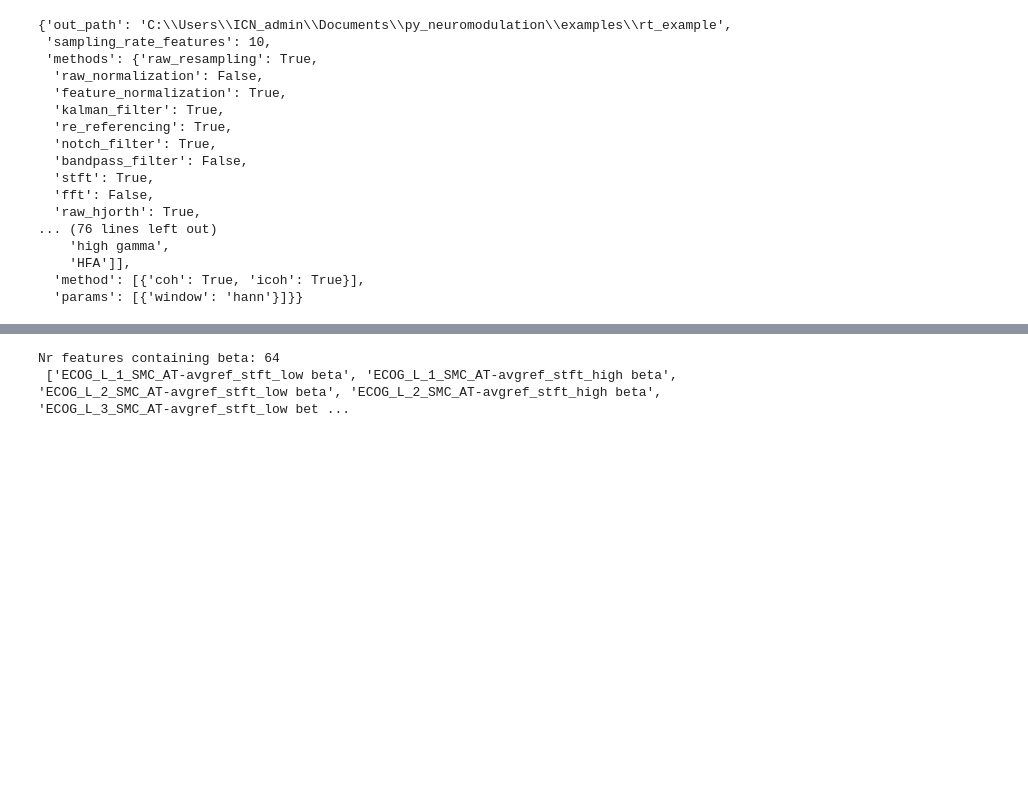
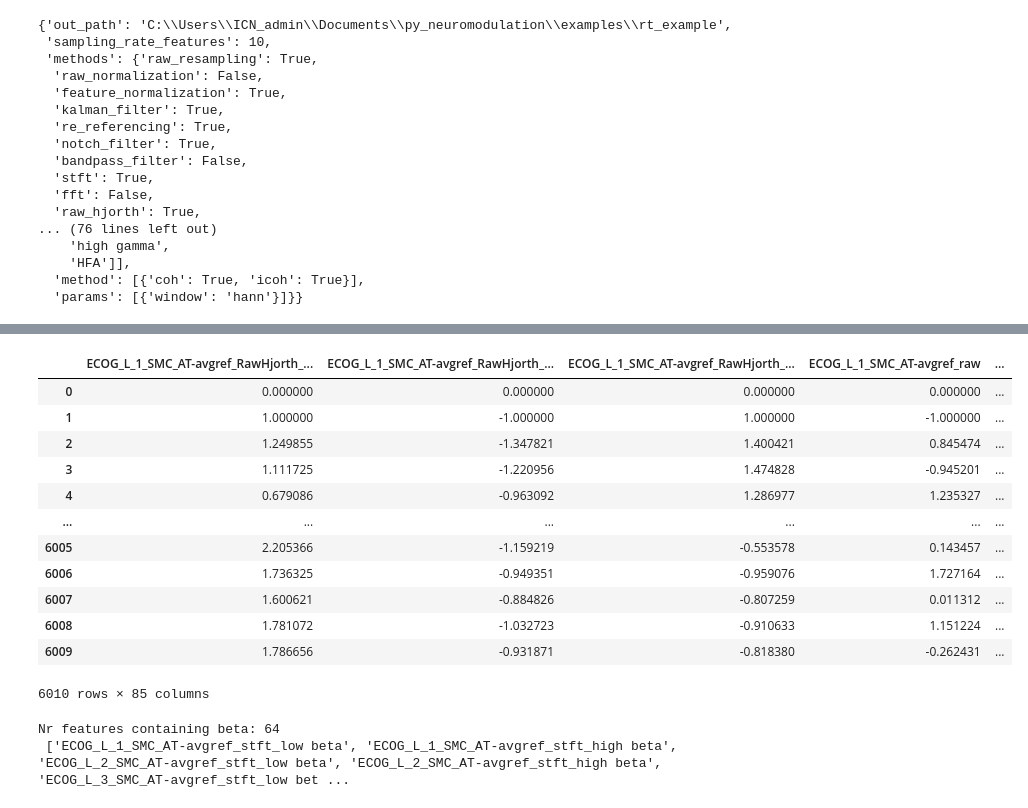
Before and after one commit to richardkoehler/py_neuromodulation, a Jupyter notebook: dyskinesia/dysk_gettingStarted.ipynb, the cells around one changed output, grey strips where cells are left out. Drawn from its saved outputs; the diff is of its cells as text; code cells hidden in the pictures; blank space fills up the shorter version.

```diff
--- a/dyskinesia/dysk_gettingStarted.ipynb
+++ b/dyskinesia/dysk_gettingStarted.ipynb
@@ -135,3 +259,19 @@ from itertools import compress
+# %%
+feat_arr
+# %% [output]
+|  | ECOG_L_1_SMC_AT-avgref_RawHjorth_... | ECOG_L_1_SMC_AT-avgref_RawHjorth_... | ECOG_L_1_SMC_AT-avgref_RawHjorth_... | ECOG_L_1_SMC_AT-avgref_raw | ... |
+| 0 | 0.000000 | 0.000000 | 0.000000 | 0.000000 | ... |
+| 1 | 1.000000 | -1.000000 | 1.000000 | -1.000000 | ... |
+| 2 | 1.249855 | -1.347821 | 1.400421 | 0.845474 | ... |
+| 3 | 1.111725 | -1.220956 | 1.474828 | -0.945201 | ... |
+| 4 | 0.679086 | -0.963092 | 1.286977 | 1.235327 | ... |
+| ... | ... | ... | ... | ... | ... |
+| 6005 | 2.205366 | -1.159219 | -0.553578 | 0.143457 | ... |
+| 6006 | 1.736325 | -0.949351 | -0.959076 | 1.727164 | ... |
+| 6007 | 1.600621 | -0.884826 | -0.807259 | 0.011312 | ... |
+| 6008 | 1.781072 | -1.032723 | -0.910633 | 1.151224 | ... |
+| 6009 | 1.786656 | -0.931871 | -0.818380 | -0.262431 | ... |
+6010 rows × 85 columns
 # %%
 selword = 'beta' #'LFP_L_234_STN_'  # raw
 sellist = list(compress(feat_arr.keys(), [ selword in k for k in feat_arr.keys()]))
```
Also changed, not shown: parts of 25 cells of this notebook, 1 other file.
